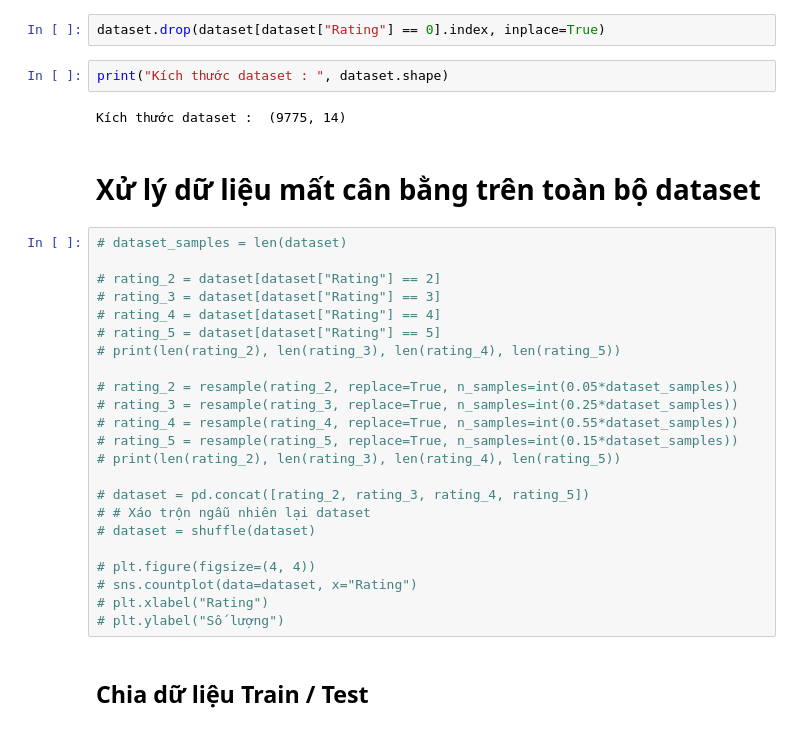
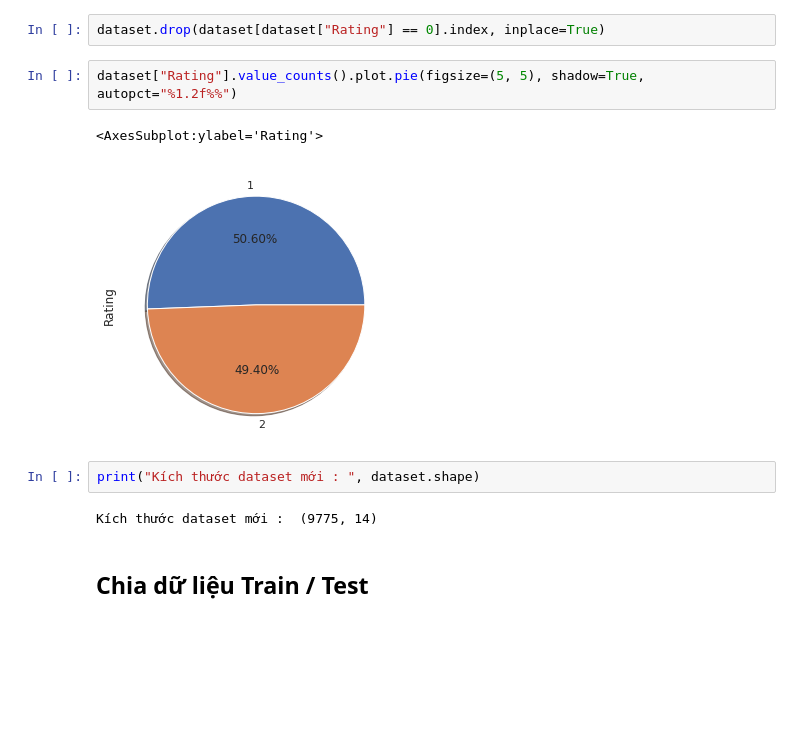
Before and after one commit to phuocleoceo/AmbitionBox-Rating, a Jupyter notebook: test-model/test.ipynb, the cells around one changed output. Drawn from its saved outputs; the diff is of its cells as text; blank space fills up the shorter version.

```diff
--- a/test-model/test.ipynb
+++ b/test-model/test.ipynb
@@ -32,34 +43,14 @@ Kích thước dataset :  (9988, 14)
 # %%
 dataset.drop(dataset[dataset["Rating"] == 0].index, inplace=True)
+# %%
+dataset["Rating"].value_counts().plot.pie(figsize=(5, 5), shadow=True, autopct="%1.2f%%")
+# %% [output]
+<AxesSubplot:ylabel='Rating'>
+[figure, added]
 # %%
-print("Kích thước dataset : ", dataset.shape)
+print("Kích thước dataset mới : ", dataset.shape)
 # %% [output]
-Kích thước dataset :  (9775, 14)
+Kích thước dataset mới :  (9775, 14)
-# %% [markdown]
-# Xử lý dữ liệu mất cân bằng trên toàn bộ dataset
-# %%
-# dataset_samples = len(dataset)
-
-# rating_2 = dataset[dataset["Rating"] == 2]
-# rating_3 = dataset[dataset["Rating"] == 3]
-# rating_4 = dataset[dataset["Rating"] == 4]
-# rating_5 = dataset[dataset["Rating"] == 5]
-# print(len(rating_2), len(rating_3), len(rating_4), len(rating_5))
-
-# rating_2 = resample(rating_2, replace=True, n_samples=int(0.05*dataset_samples))
-# rating_3 = resample(rating_3, replace=True, n_samples=int(0.25*dataset_samples))
-# rating_4 = resample(rating_4, replace=True, n_samples=int(0.55*dataset_samples))
-# rating_5 = resample(rating_5, replace=True, n_samples=int(0.15*dataset_samples))
-# print(len(rating_2), len(rating_3), len(rating_4), len(rating_5))
-
-# dataset = pd.concat([rating_2, rating_3, rating_4, rating_5])
-# # Xáo trộn ngẫu nhiên lại dataset
-# dataset = shuffle(dataset)
-
-# plt.figure(figsize=(4, 4))
-# sns.countplot(data=dataset, x="Rating")
-# plt.xlabel("Rating")
-# plt.ylabel("Số lượng")
 # %% [markdown]
 ## Chia dữ liệu Train / Test
 # %% [markdown]
```
Also changed, not shown: parts of 27 cells of this notebook, 2 other files.
